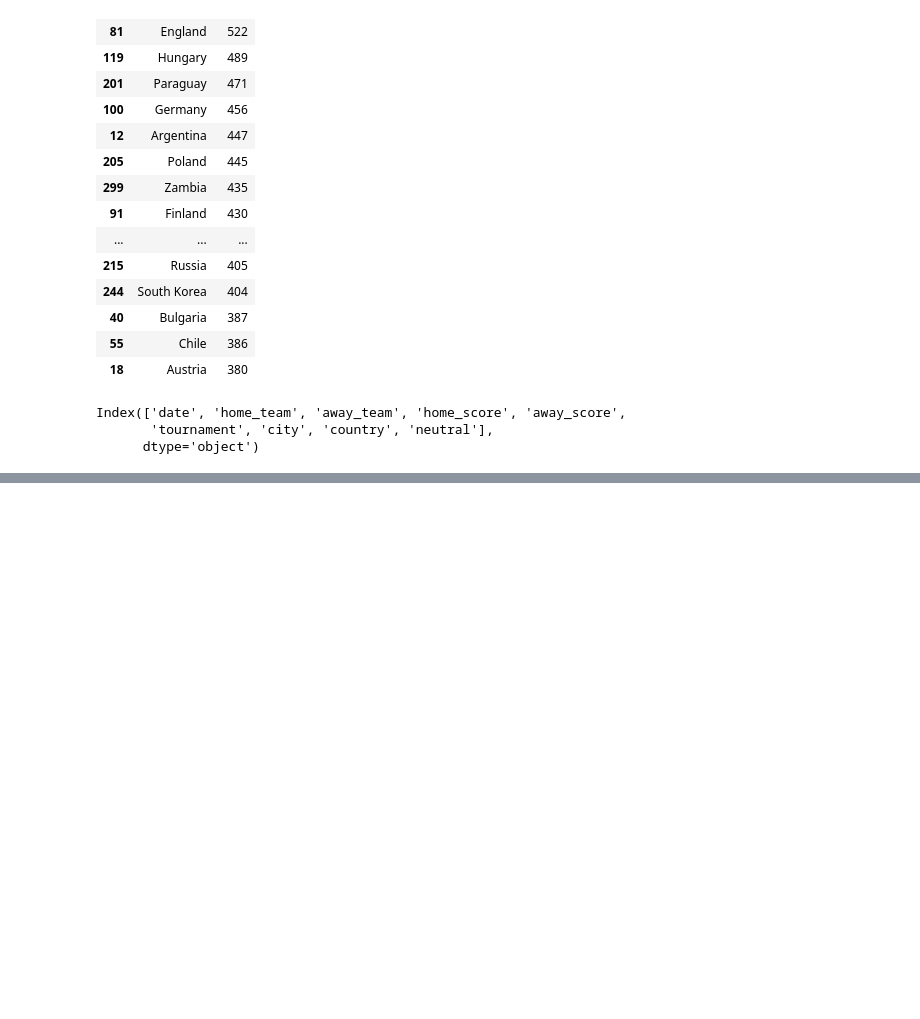
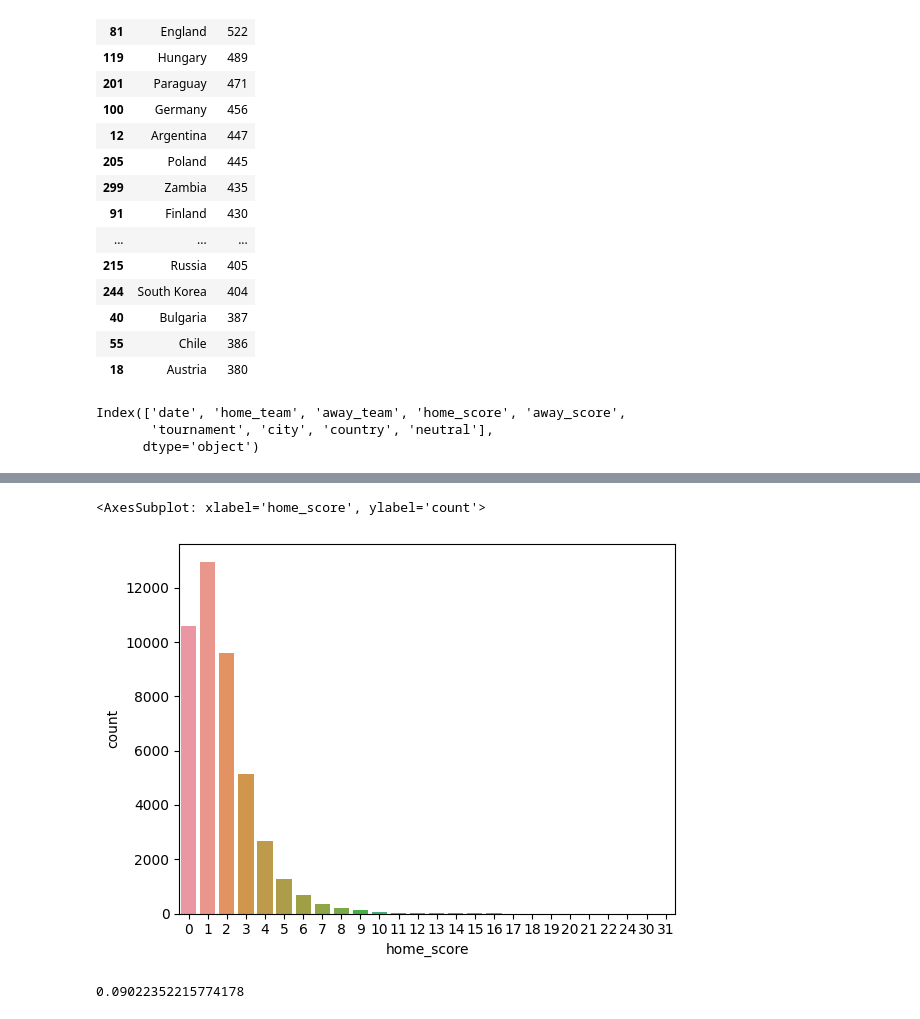
Before and after one commit to Omaraitbenhaddi/ODC-World-Cup-2022-Predictions, a Jupyter notebook: notebooks/data_exploration.ipynb, the cells around one changed output, grey strips where cells are left out. Drawn from its saved outputs; the diff is of its cells as text; code cells hidden in the pictures; blank space fills up the shorter version.

```diff
--- a/notebooks/data_exploration.ipynb
+++ b/notebooks/data_exploration.ipynb
@@ -124,0 +136,5 @@ import seaborn as sns
+# %%
+sns.countplot(x='home_score',data=df)
+# %% [output]
+<AxesSubplot: xlabel='home_score', ylabel='count'>
+[figure, added]
@@ -124,0 +143,4 @@ import seaborn as sns
+# %%
+poisson.pmf(4,2)
+# %% [output]
+0.09022352215774178
```
Also changed, not shown: parts of 13 cells of this notebook.
